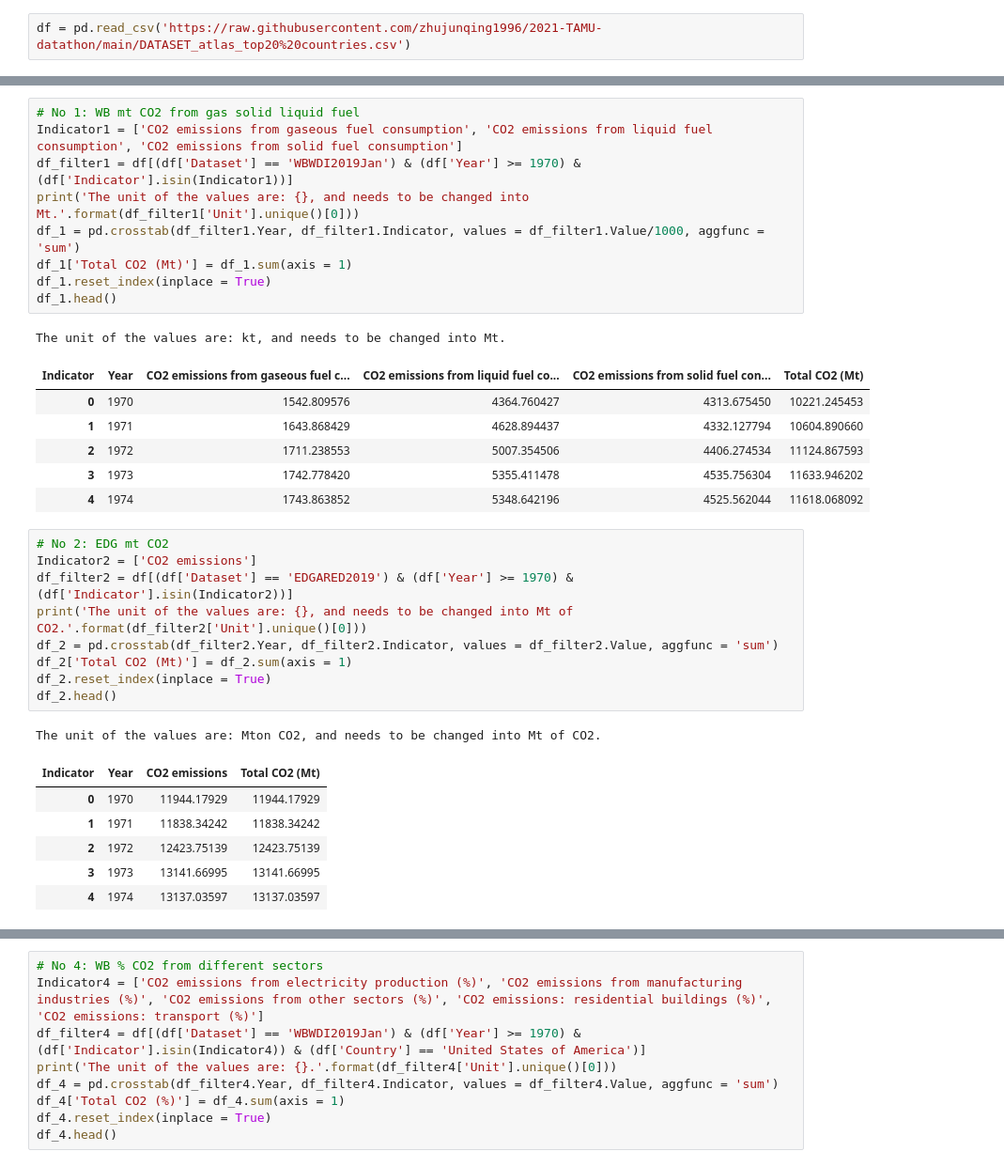
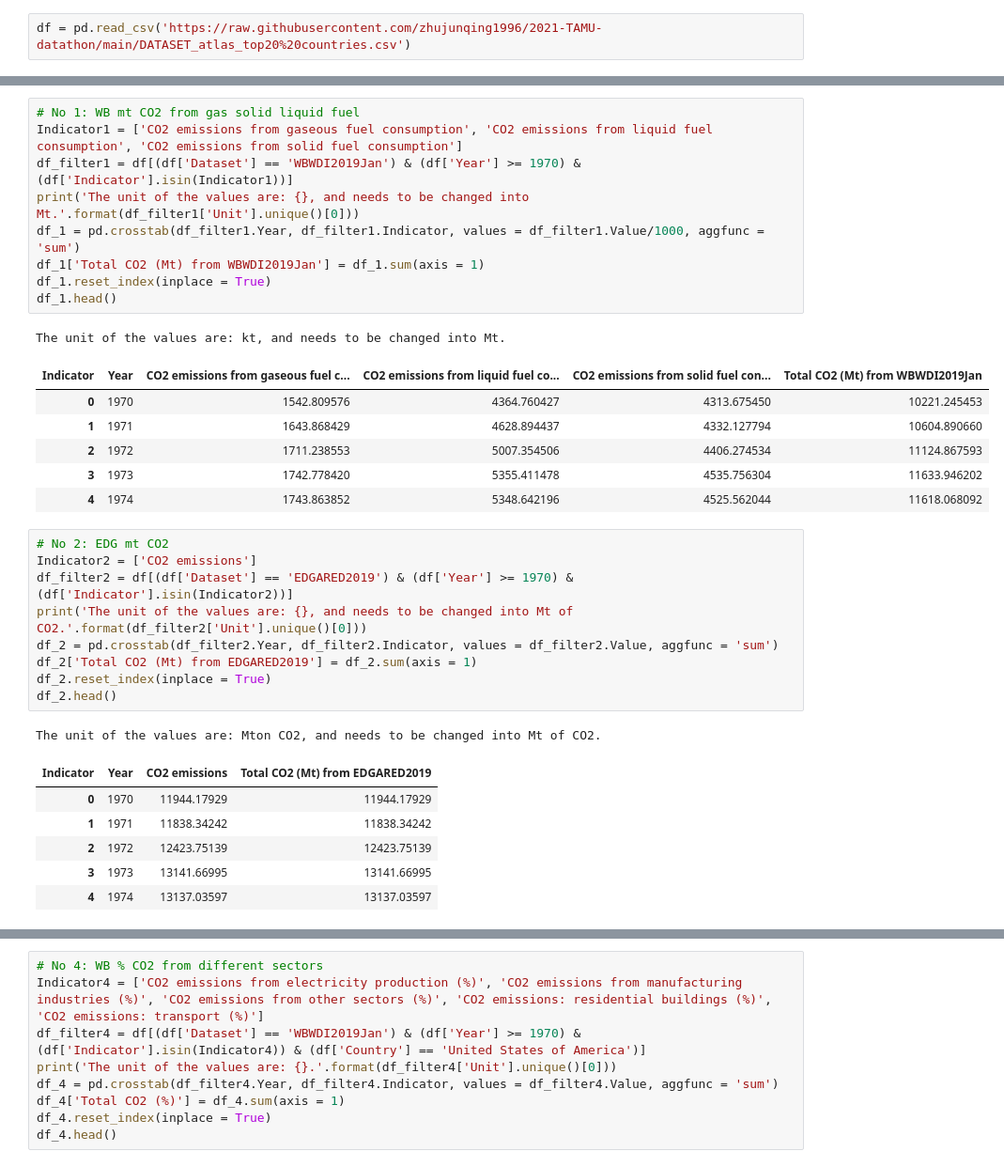
Before and after one commit to qixuan-code/2021_TAMU, a Jupyter notebook: ENVIRONMENT_DATA_ATLAS.ipynb, the cells around one changed output, grey strips where cells are left out. Shown: that part at 94% size. Cells and saved outputs as stored; diff of their text form.

```diff
--- a/ENVIRONMENT_DATA_ATLAS.ipynb
+++ b/ENVIRONMENT_DATA_ATLAS.ipynb
@@ -25,15 +25,15 @@ df.head()
 # %%
 # No 1: WB mt CO2 from gas solid liquid fuel
 Indicator1 = ['CO2 emissions from gaseous fuel consumption', 'CO2 emissions from liquid fuel consumption', 'CO2 emissions from solid fuel consumption']
 df_filter1 = df[(df['Dataset'] == 'WBWDI2019Jan') & (df['Year'] >= 1970) & (df['Indicator'].isin(Indicator1))]
 print('The unit of the values are: {}, and needs to be changed into Mt.'.format(df_filter1['Unit'].unique()[0]))
 df_1 = pd.crosstab(df_filter1.Year, df_filter1.Indicator, values = df_filter1.Value/1000, aggfunc = 'sum')
-df_1['Total CO2 (Mt)'] = df_1.sum(axis = 1)
+df_1['Total CO2 (Mt) from WBWDI2019Jan'] = df_1.sum(axis = 1)
 df_1.reset_index(inplace = True)
 df_1.head()
 # %% [output]
 The unit of the values are: kt, and needs to be changed into Mt.
-| Indicator | Year | CO2 emissions from gaseous fuel c... | CO2 emissions from liquid fuel co... | CO2 emissions from solid fuel con... | Total CO2 (Mt) |
+| Indicator | Year | CO2 emissions from gaseous fuel c... | CO2 emissions from liquid fuel co... | CO2 emissions from solid fuel con... | Total CO2 (Mt) from WBWDI2019Jan |
 | 0 | 1970 | 1542.809576 | 4364.760427 | 4313.675450 | 10221.245453 |
 | 1 | 1971 | 1643.868429 | 4628.894437 | 4332.127794 | 10604.890660 |
 | 2 | 1972 | 1711.238553 | 5007.354506 | 4406.274534 | 11124.867593 |
@@ -45,12 +45,12 @@ Indicator2 = ['CO2 emissions']
 df_filter2 = df[(df['Dataset'] == 'EDGARED2019') & (df['Year'] >= 1970) & (df['Indicator'].isin(Indicator2))]
 print('The unit of the values are: {}, and needs to be changed into Mt of CO2.'.format(df_filter2['Unit'].unique()[0]))
 df_2 = pd.crosstab(df_filter2.Year, df_filter2.Indicator, values = df_filter2.Value, aggfunc = 'sum')
-df_2['Total CO2 (Mt)'] = df_2.sum(axis = 1)
+df_2['Total CO2 (Mt) from EDGARED2019'] = df_2.sum(axis = 1)
 df_2.reset_index(inplace = True)
 df_2.head()
 # %% [output]
 The unit of the values are: Mton CO2, and needs to be changed into Mt of CO2.
-| Indicator | Year | CO2 emissions | Total CO2 (Mt) |
+| Indicator | Year | CO2 emissions | Total CO2 (Mt) from EDGARED2019 |
 | 0 | 1970 | 11944.17929 | 11944.17929 |
 | 1 | 1971 | 11838.34242 | 11838.34242 |
 | 2 | 1972 | 12423.75139 | 12423.75139 |
```
Also changed, not shown: parts of 8 cells of this notebook.
